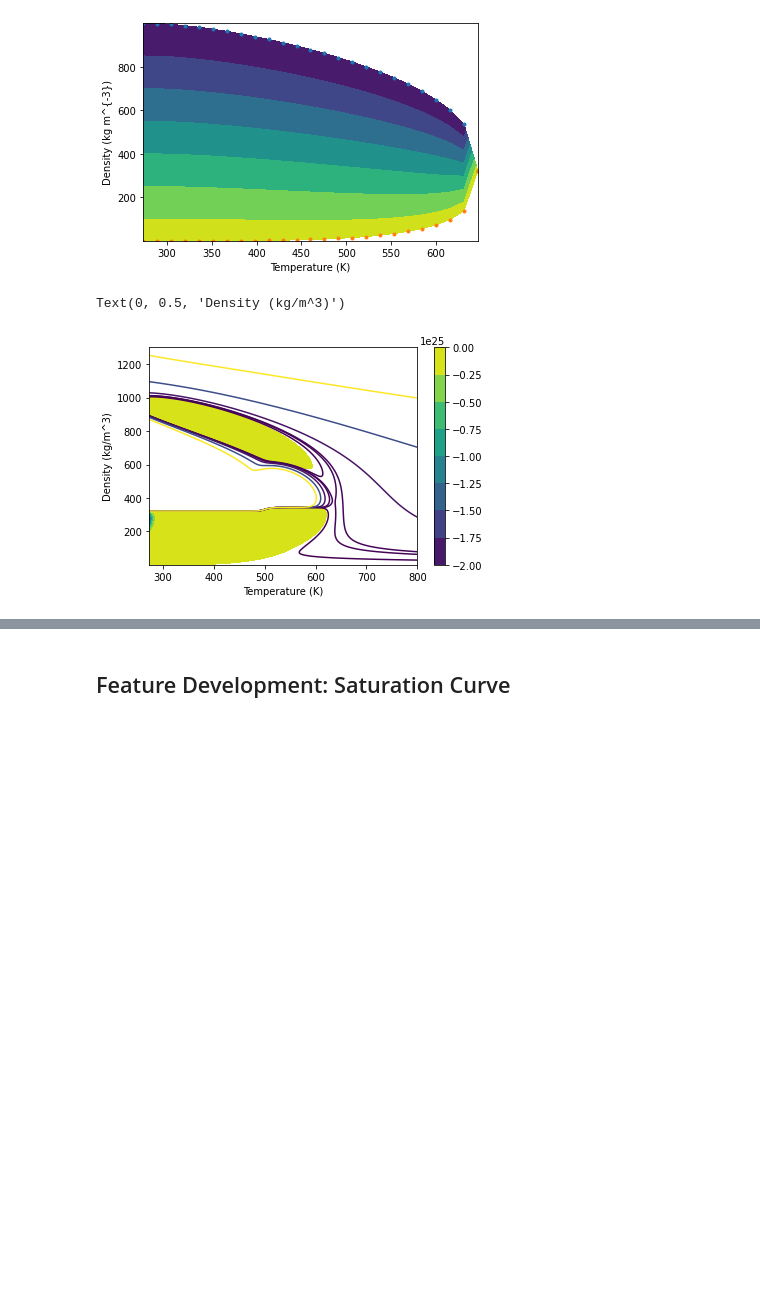
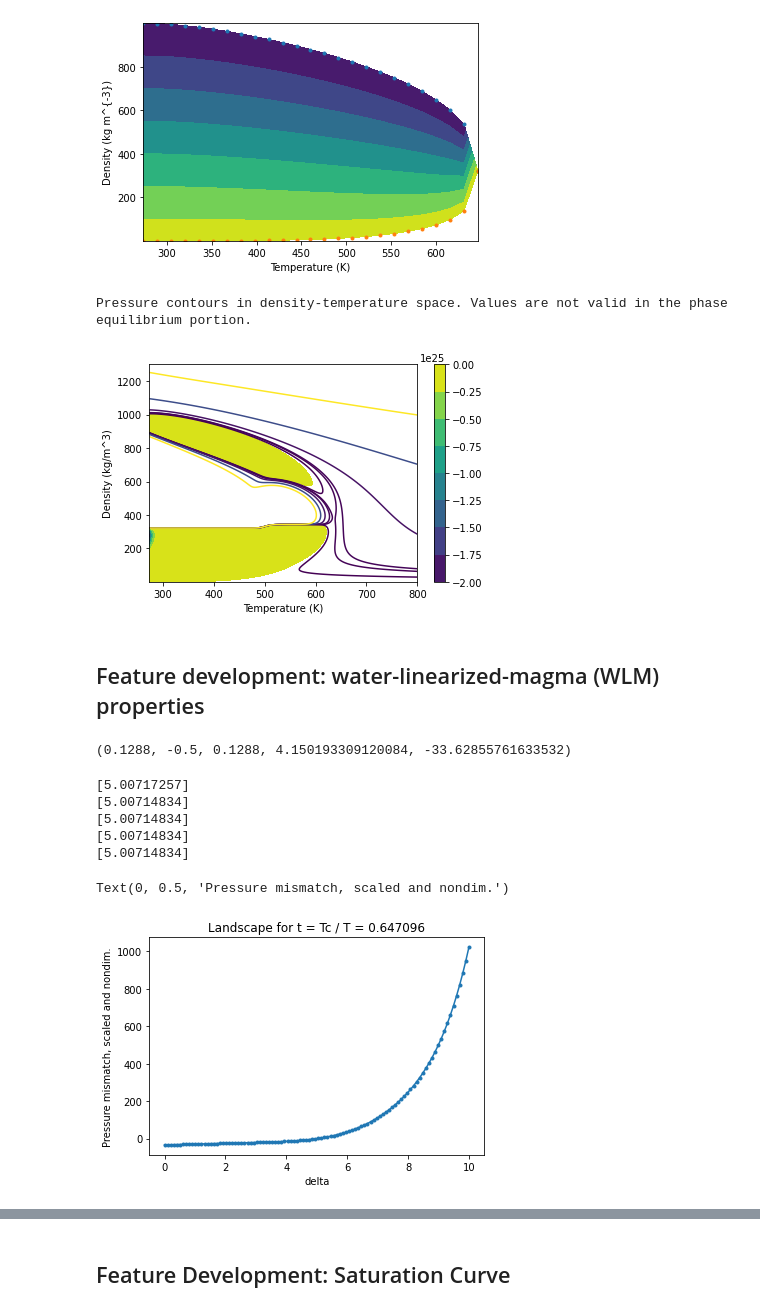
Before and after one commit to fredriclam/iapws95_light, a Jupyter notebook: water_tester.ipynb, the cells around one changed output, grey strips where cells are left out. Drawn from its saved outputs; the diff is of its cells as text; code cells hidden in the pictures; blank space fills up the shorter version.

Commit message:
Add water-linearized-magma mixture tools

```diff
--- a/water_tester.ipynb
+++ b/water_tester.ipynb
@@ -144,6 +144,11 @@ plt.contour(mg_T, mg_rho, mg_p, levels=[10e6, 20e6, 24e6, 60e6, 240e6, 1e9])
 plt.xlabel("Temperature (K)")
 plt.ylabel("Density (kg/m^3)")
 # plt.ylim(0,10e6)
+
+print("Pressure contours in density-temperature space. Values are not valid " +
+  "in the phase equilibrium portion.")
 # %% [output]
-Text(0, 0.5, 'Density (kg/m^3)')
+Pressure contours in density-temperature space. Values are not valid in the phase equilibrium portion.
 [figure]
+# %% [markdown]
+## Feature development: water-linearized-magma (WLM) properties
@@ -149,0 +182,40 @@ Text(0, 0.5, 'Density (kg/m^3)')
+# %%
+a, b, c2, c1, c0
+# %% [output]
+(0.1288, -0.5, 0.1288, 4.150193309120084, -33.62855761633532)
+# %%
+# Terms of nondimensional scaled pressure
+
+def _val(d):
+  return (a*d + b)*d**2*iapws95_light.phir_d(d, t) + ((c2 * d) + c1)*d + c0
+
+def _valslope(d):
+  _phir_d = iapws95_light.phir_d(d, t)
+  val = (a*d + b)*d**2*_phir_d + ((c2 * d) + c1)*d + c0
+  slope = (3*a*d + 2*b)*d*_phir_d + (a*d + b)*d**2*iapws95_light.phir_dd(d,t) \
+    + 2*c2*d + c1
+  return val, slope
+
+# Initial guess
+d = 5.0
+# Newton
+for i in range(5):
+  val, slope = _valslope(d)
+  d -= val/slope
+  print(d)
+# %% [output]
+[5.00717257]
+[5.00714834]
+[5.00714834]
+[5.00714834]
+[5.00714834]
+# %%
+''' Landscape for reference '''
+d_range = np.expand_dims(np.linspace(1e-6, 10, 100), axis=-1)
+plt.plot(d_range, _val(d_range), '.-')
+plt.title(f"Landscape for t = Tc / T = {t}")
+plt.xlabel("delta")
+plt.ylabel("Pressure mismatch, scaled and nondim.")
+# %% [output]
+Text(0, 0.5, 'Pressure mismatch, scaled and nondim.')
+[figure, added]
```
Also changed, not shown: parts of 10 cells of this notebook, 1 other file.
